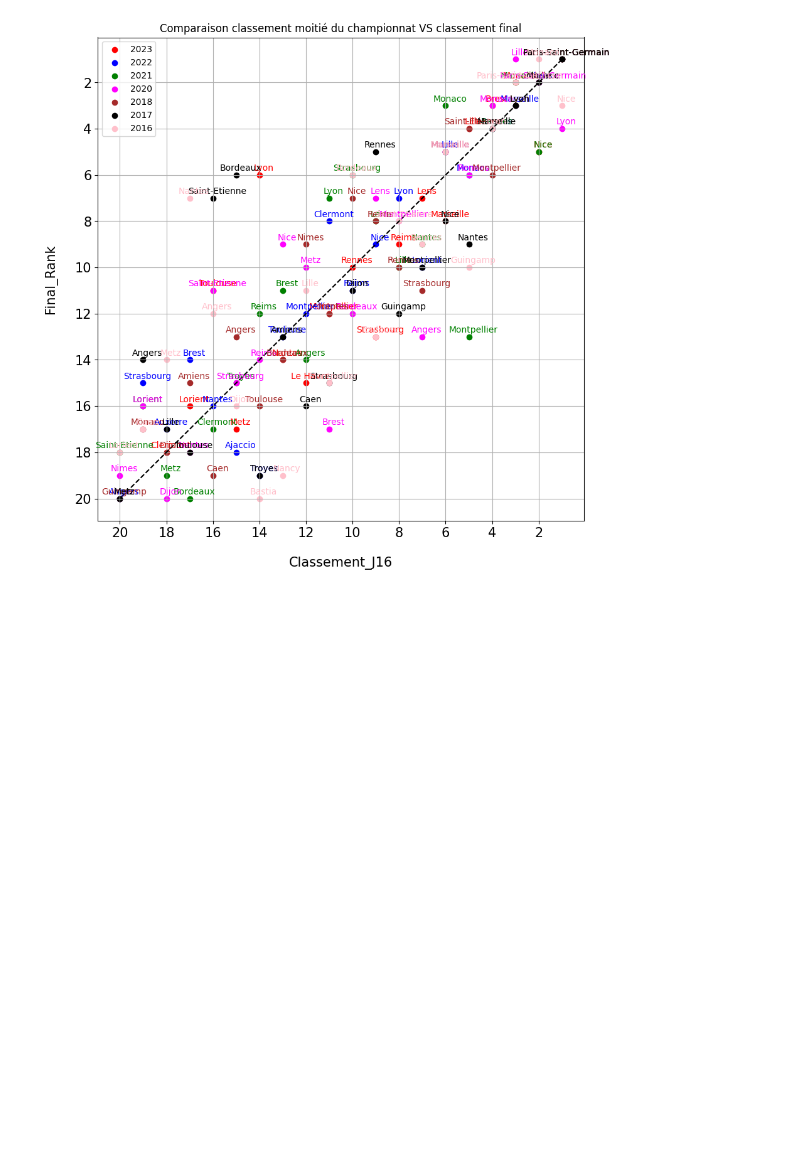
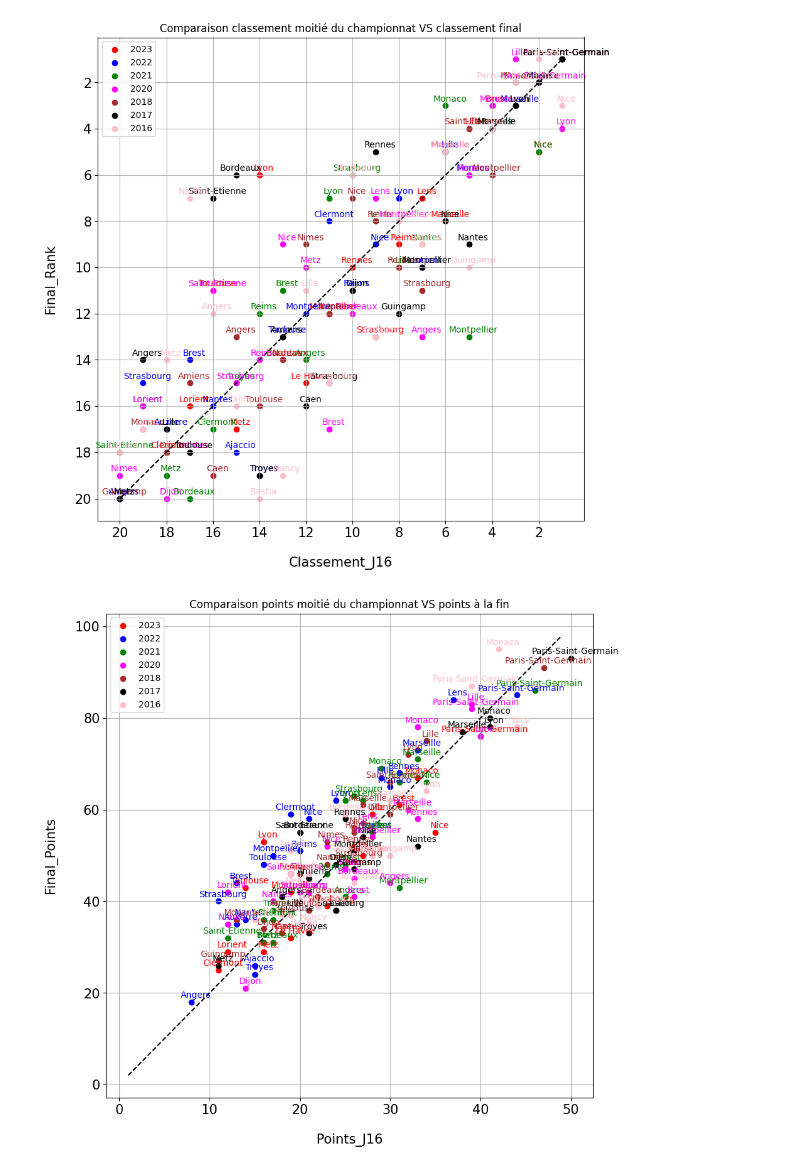
Before and after one commit to Xylot0/KaggleProjects, a Jupyter notebook: ligue1_prediction/prediction-champions-league-model.ipynb, the cells around one changed output. Saved outputs shown, nothing was run; the diff lists cells and outputs as text; code cells hidden in the pictures; blank space fills up the shorter version.

Commit message:
Kaggle Notebook | Prediction Champions League Model | Version 5

```diff
--- a/ligue1_prediction/prediction-champions-league-model.ipynb
+++ b/ligue1_prediction/prediction-champions-league-model.ipynb
@@ -136,3 +136,100 @@ plt.show()
 # %% [output]
 {2023: 'red', 2022: 'blue', 2021: 'green', 2020: 'magenta', 2018: 'brown', 2017: 'black', 2016: 'pink'}
 [figure]
+# %%
+plt.figure(figsize=(10, 10))
+
+for annee in years:
+    df_annee = df_train[df_train['Annee'] == annee]
+
+    plt.scatter(df_annee['Points_J16'], df_annee['Final_Points'], color=dict_colors[annee], label=str(annee))
+    plt.xlabel('{}'.format('Points_J16'), size=15, labelpad=20)
+    plt.ylabel('{}'.format('Final_Points'), size=15, labelpad=20)
+    plt.tick_params(axis='x', labelsize=15)
+    plt.tick_params(axis='y', labelsize=15)
+    #plt.xticks(ticks=ticks)
+    #plt.yticks(ticks=ticks)
+
+for i, row in df_train.iterrows():
+    plt.annotate(
+        "{}".format(row['Equipe']),  # Texte de l'annotation
+        (row['Points_J16'], row['Final_Points']),  # Coordonnées du point
+        textcoords="offset points",  # Décalage relatif au point
+        xytext=(5, 5),  # Décalage en pixels (x, y)
+        ha="center",  # Alignement horizontal
+        fontsize=10,
+        color=dict_colors[row['Annee']]
+    )
+
+plt.plot(np.arange(1,50,1), 2*np.arange(1,50,1), color='black', linestyle='--')
+plt.title('Comparaison points moitié du championnat VS points à la fin')
+plt.legend(loc='upper left')
+plt.grid(True)
+plt.show()
+
+# Plus gros écarts de points
+df_ecart_points = df_train[["Equipe", "Annee", "Points_J16"]]
+df_ecart_points["Matchs_Joues"] = df_train["Annee"].apply(lambda a: 17 if a == 2023 else 19)
+df_ecart_points["Points_Deuxieme"] = df_train["Final_Points"] - df_train["Points_J16"]
+df_ecart_points["Ecart_Points"] = df_ecart_points["Points_Deuxieme"] - df_ecart_points["Points_J16"]
+df_ecart_points["Ecart_Points_Abs"] = df_ecart_points["Ecart_Points"].apply(lambda s: abs(s))
+
+df_ecart_points_sorted = df_ecart_points.sort_values(by='Ecart_Points_Abs', ascending=False)
+
+print("Plus gros écarts de points entre la moitié et la fin du championnat :\n")
+
+for i in range(10):
+    equipe = df_ecart_points_sorted["Equipe"].iloc[i]
+    annee = df_ecart_points_sorted["Annee"].iloc[i]
+    points_moitie1 = df_ecart_points_sorted["Points_J16"].iloc[i]
+    points_moitie2 = int(df_ecart_points_sorted["Points_Deuxieme"].iloc[i])
+    diff = int(df_ecart_points_sorted["Ecart_Points"].iloc[i])
+    print("{}: {} ({}) -- {} points sur la 1ère moitié, {} sur la 2ème ({} points de différence)\n".format(i+1, equipe, annee, points_moitie1, points_moitie2, diff))
+
+# Plus et moins fortes premières et deuxièmes parties de saison
+
+df_ecart_points["PPM_Moitie1"] = df_ecart_points["Points_J16"]/df_ecart_points["Matchs_Joues"]
+df_ecart_points["PPM_Moitie2"] = df_ecart_points["Points_Deuxieme"]/df_ecart_points["Matchs_Joues"]
+
+df_best1 = df_ecart_points.sort_values(by='PPM_Moitie1', ascending=False)
+df_best2 = df_ecart_points.sort_values(by='PPM_Moitie2', ascending=False)
+df_worst1 = df_ecart_points.sort_values(by='PPM_Moitie1', ascending=True)
+df_worst2 = df_ecart_points.sort_values(by='PPM_Moitie2', ascending=True)
+
+print("Plus grosses premières parties de saison :\n")
+
+for i in range(10):
+    equipe = df_best1["Equipe"].iloc[i]
+    annee = df_best1["Annee"].iloc[i]
+    points_moitie = df_best1["Points_J16"].iloc[i]
+    ppm = round(df_best1["PPM_Moitie1"].iloc[i],2)
+    print("{}: {} ({}) -- {} points, ({} points par match)\n".format(i+1, equipe, annee, points_moitie, ppm))
+
+print("Plus grosses deuxièmes parties de saison :\n")
+
+for i in range(10):
+    equipe = df_best2["Equipe"].iloc[i]
+    annee = df_best2["Annee"].iloc[i]
+    points_moitie = int(df_best2["Points_Deuxieme"].iloc[i])
+    ppm = round(df_best2["PPM_Moitie2"].iloc[i],2)
+    print("{}: {} ({}) -- {} points, ({} points par match)\n".format(i+1, equipe, annee, points_moitie, ppm))
+
+print("Plus faibles premières parties de saison :\n")
+
+for i in range(10):
+    equipe = df_worst1["Equipe"].iloc[i]
+    annee = df_worst1["Annee"].iloc[i]
+    points_moitie = df_worst1["Points_J16"].iloc[i]
+    ppm = round(df_worst1["PPM_Moitie1"].iloc[i],2)
+    print("{}: {} ({}) -- {} points, ({} points par match)\n".format(i+1, equipe, annee, points_moitie, ppm))
+
+print("Plus faibles deuxièmes parties de saison :\n")
+
+for i in range(10):
+    equipe = df_worst2["Equipe"].iloc[i]
+    annee = df_worst2["Annee"].iloc[i]
+    points_moitie = int(df_worst2["Points_Deuxieme"].iloc[i])
+    ppm = round(df_worst2["PPM_Moitie2"].iloc[i],2)
+    print("{}: {} ({}) -- {} points, ({} points par match)\n".format(i+1, equipe, annee, points_moitie, ppm))
+# %% [output]
+[figure, added]
```
Also changed, not shown: parts of 3 cells of this notebook.
